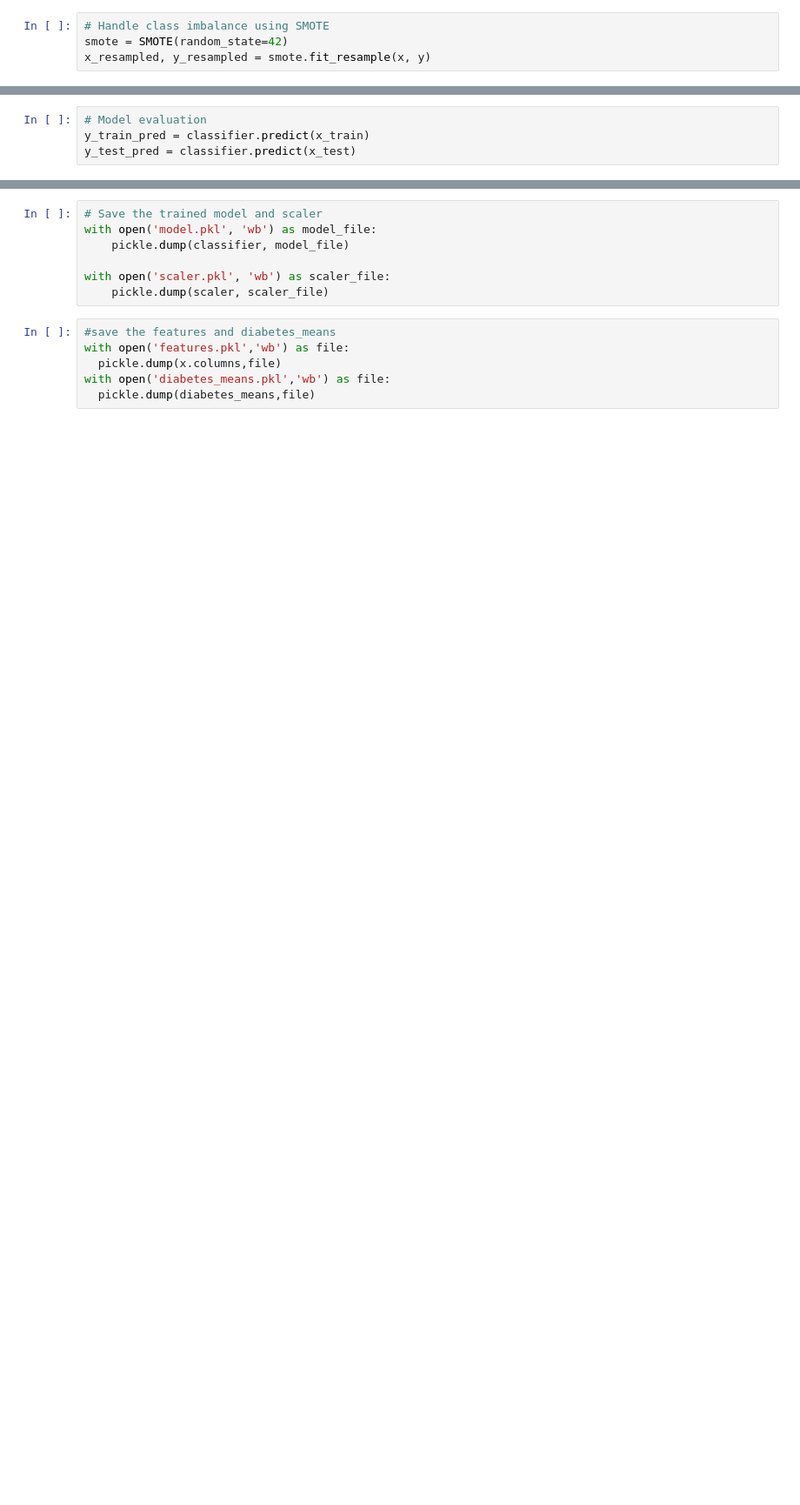
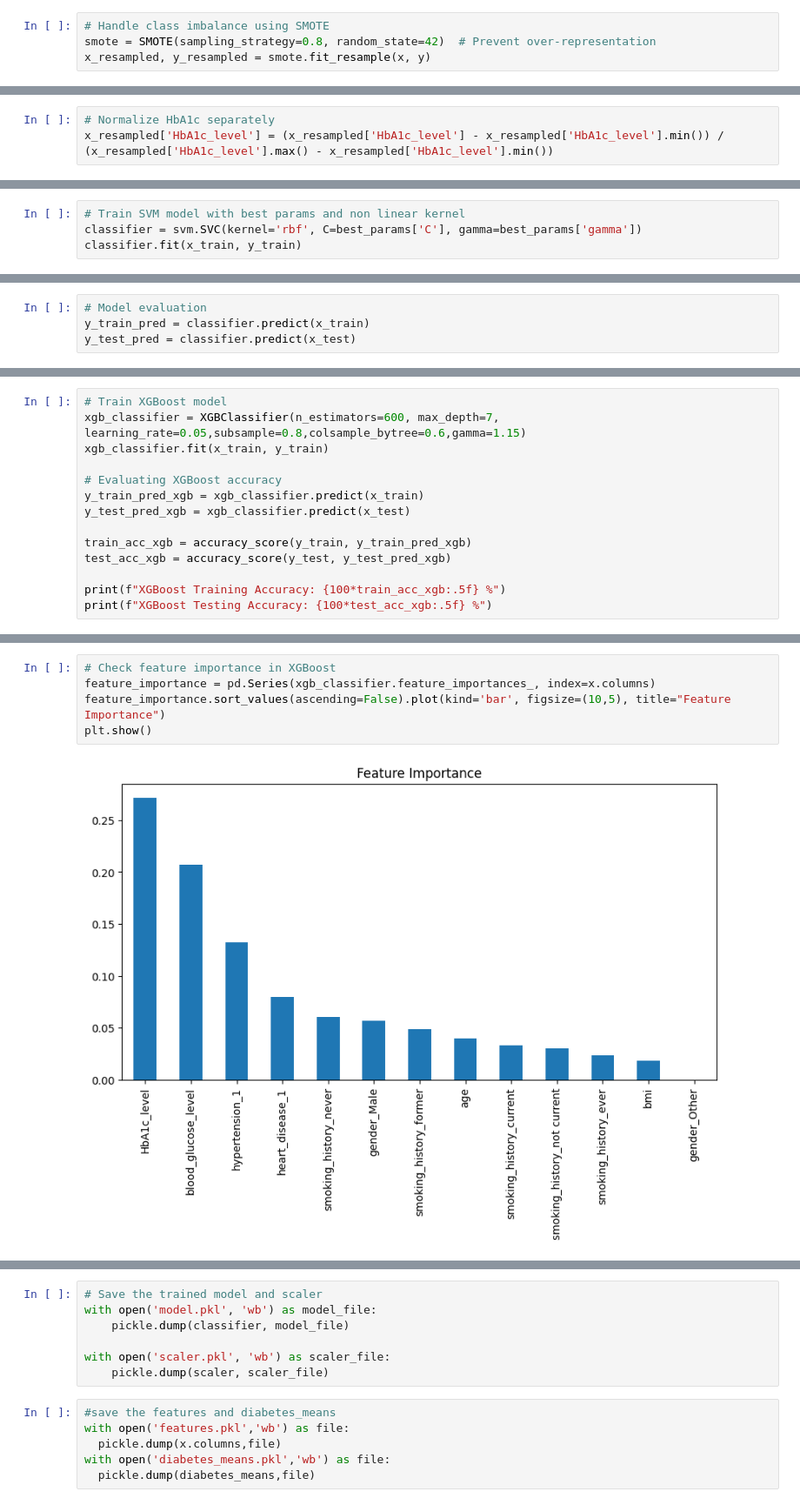
Before and after one commit to rex223/ML_models, a Jupyter notebook: diabetes_pred/diabetes_pred.ipynb, the cells around one changed output, grey strips where cells are left out. Shown: that part at 87% size. Drawn from its saved outputs; the diff is of its cells as text; blank space fills up the shorter version.

```diff
--- a/diabetes_pred/diabetes_pred.ipynb
+++ b/diabetes_pred/diabetes_pred.ipynb
@@ -73,7 +106,7 @@ dtype: int64
 #our dataset is highly imbalanced so we correct it first
 # %%
 # Handle class imbalance using SMOTE
-smote = SMOTE(random_state=42)
+smote = SMOTE(sampling_strategy=0.8, random_state=42)  # Prevent over-representation
 x_resampled, y_resampled = smote.fit_resample(x, y)
 # %%
 print(x_resampled.shape,y_resampled.shape)
@@ -84 +117,4 @@ print(x_resampled.shape,y_resampled.shape)
+# %%
+# Normalize HbA1c separately
+x_resampled['HbA1c_level'] = (x_resampled['HbA1c_level'] - x_resampled['HbA1c_level'].min()) / (x_resampled['HbA1c_level'].max() - x_resampled['HbA1c_level'].min())
 # %%
@@ -98,0 +163,4 @@ SVC(kernel='linear')
+# %%
+# Train SVM model with best params and non linear kernel
+classifier = svm.SVC(kernel='rbf', C=best_params['C'], gamma=best_params['gamma'])
+classifier.fit(x_train, y_train)
@@ -112,0 +187,14 @@ Testing Accuracy: 92.04372 %
+# %%
+# Train XGBoost model
+xgb_classifier = XGBClassifier(n_estimators=600, max_depth=7, learning_rate=0.05,subsample=0.8,colsample_bytree=0.6,gamma=1.15)
+xgb_classifier.fit(x_train, y_train)
+
+# Evaluating XGBoost accuracy
+y_train_pred_xgb = xgb_classifier.predict(x_train)
+y_test_pred_xgb = xgb_classifier.predict(x_test)
+
+train_acc_xgb = accuracy_score(y_train, y_train_pred_xgb)
+test_acc_xgb = accuracy_score(y_test, y_test_pred_xgb)
+
+print(f"XGBoost Training Accuracy: {100*train_acc_xgb:.5f} %")
+print(f"XGBoost Testing Accuracy: {100*test_acc_xgb:.5f} %")
@@ -112,0 +206,7 @@ Testing Accuracy: 92.04372 %
+# %%
+# Check feature importance in XGBoost
+feature_importance = pd.Series(xgb_classifier.feature_importances_, index=x.columns)
+feature_importance.sort_values(ascending=False).plot(kind='bar', figsize=(10,5), title="Feature Importance")
+plt.show()
+# %% [output]
+[figure, added]
```
Also changed, not shown: parts of 23 cells of this notebook, 2 other files.
